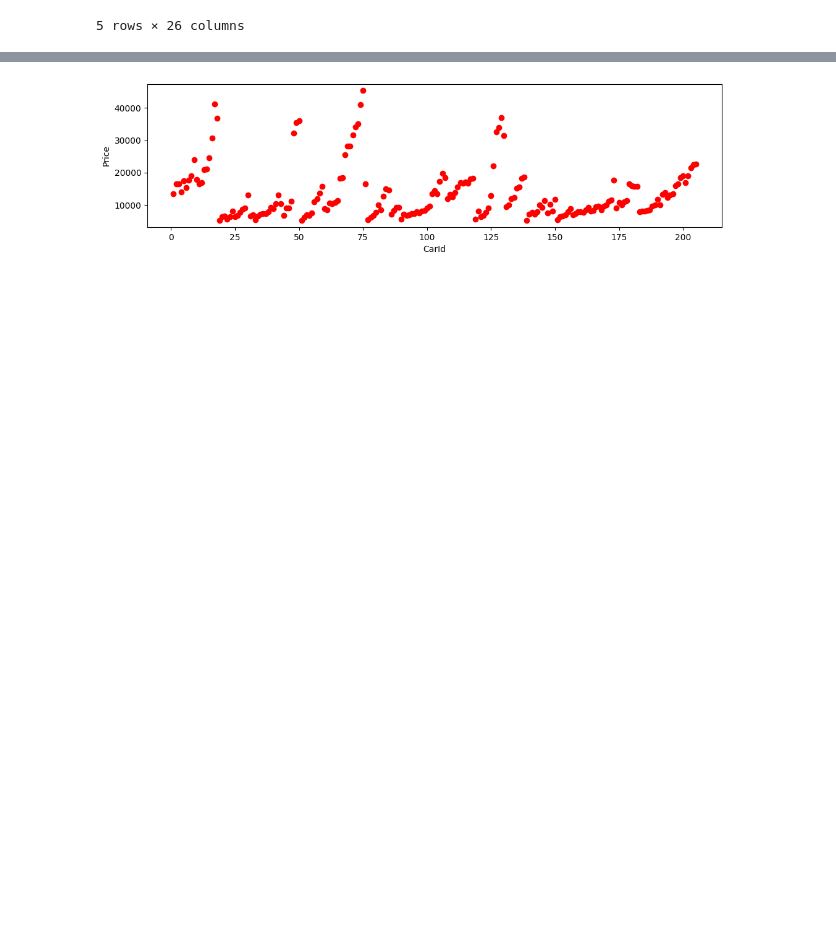
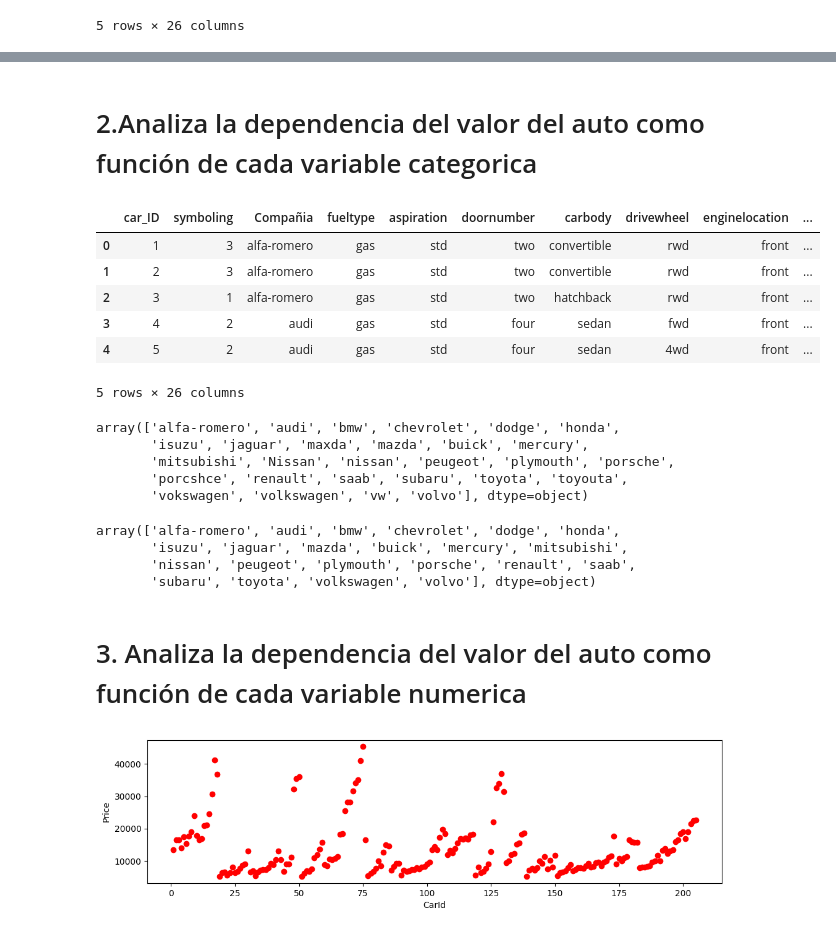
Before and after one commit to DCI-alxogm/ml2023-DPM2310, a Jupyter notebook: Sep8-9/Ejercicio9Sep.ipynb, the cells around one changed output, grey strips where cells are left out. Saved outputs shown, nothing was run; the diff lists cells and outputs as text; code cells hidden in the pictures; blank space fills up the shorter version.

```diff
--- a/Sep8-9/Ejercicio9Sep.ipynb
+++ b/Sep8-9/Ejercicio9Sep.ipynb
@@ -51,2 +112,47 @@ price = df['price'].astype(float).values
+# %% [markdown]
+# 2.Analiza la dependencia del valor del auto como función de cada variable categorica
 # %%
-#Analiza la dependencia del valor del auto como función de cada variable categorica
+# Analiza la dependencia del valor del auto como función de cada variable categorica
+
+# Separamos el nombre de la compañia de la columna CarName
+CompanyName = df['CarName'].apply(lambda x : x.split(' ')[0])
+df.insert(3, "Compañia", CompanyName)
+df.drop(['CarName'], axis=1, inplace=True)
+df.head()
+# %% [output]
+|  | car_ID | symboling | Compañia | fueltype | aspiration | doornumber | carbody | drivewheel | enginelocation | ... |
+| 0 | 1 | 3 | alfa-romero | gas | std | two | convertible | rwd | front | ... |
+| 1 | 2 | 3 | alfa-romero | gas | std | two | convertible | rwd | front | ... |
+| 2 | 3 | 1 | alfa-romero | gas | std | two | hatchback | rwd | front | ... |
+| 3 | 4 | 2 | audi | gas | std | four | sedan | fwd | front | ... |
+| 4 | 5 | 2 | audi | gas | std | four | sedan | 4wd | front | ... |
+5 rows × 26 columns
+# %%
+# Ahora tenemos el dato necesario, pero algunos nombres de marca contienen errores
+df.Compañia.unique()
+# %% [output]
+array(['alfa-romero', 'audi', 'bmw', 'chevrolet', 'dodge', 'honda',
+       'isuzu', 'jaguar', 'maxda', 'mazda', 'buick', 'mercury',
+       'mitsubishi', 'Nissan', 'nissan', 'peugeot', 'plymouth', 'porsche',
+       'porcshce', 'renault', 'saab', 'subaru', 'toyota', 'toyouta',
+       'vokswagen', 'volkswagen', 'vw', 'volvo'], dtype=object)
+# %%
+# Necesitamos arreglar los errores, creamos una funcion para ello
+df.Compañia = df.Compañia.str.lower()
+
+def replace_name(a,b):
+  df.Compañia.replace(a, b, inplace=True)
+
+replace_name('maxda', 'mazda')
+replace_name('porcshce', 'porsche')
+replace_name('toyouta', 'toyota')
+replace_name('vokswagen', 'volkswagen')
+replace_name('vw', 'volkswagen')
+
+# Verificamos que corregimos todos los errores
+df.Compañia.unique()
+# %% [output]
+array(['alfa-romero', 'audi', 'bmw', 'chevrolet', 'dodge', 'honda',
+       'isuzu', 'jaguar', 'mazda', 'buick', 'mercury', 'mitsubishi',
+       'nissan', 'peugeot', 'plymouth', 'porsche', 'renault', 'saab',
+       'subaru', 'toyota', 'volkswagen', 'volvo'], dtype=object)
@@ -53 +166,3 @@ price = df['price'].astype(float).values
+# %% [markdown]
+# 3. Analiza la dependencia del valor del auto como función de cada variable numerica
 # %%
```
Also changed, not shown: parts of 11 cells of this notebook.
